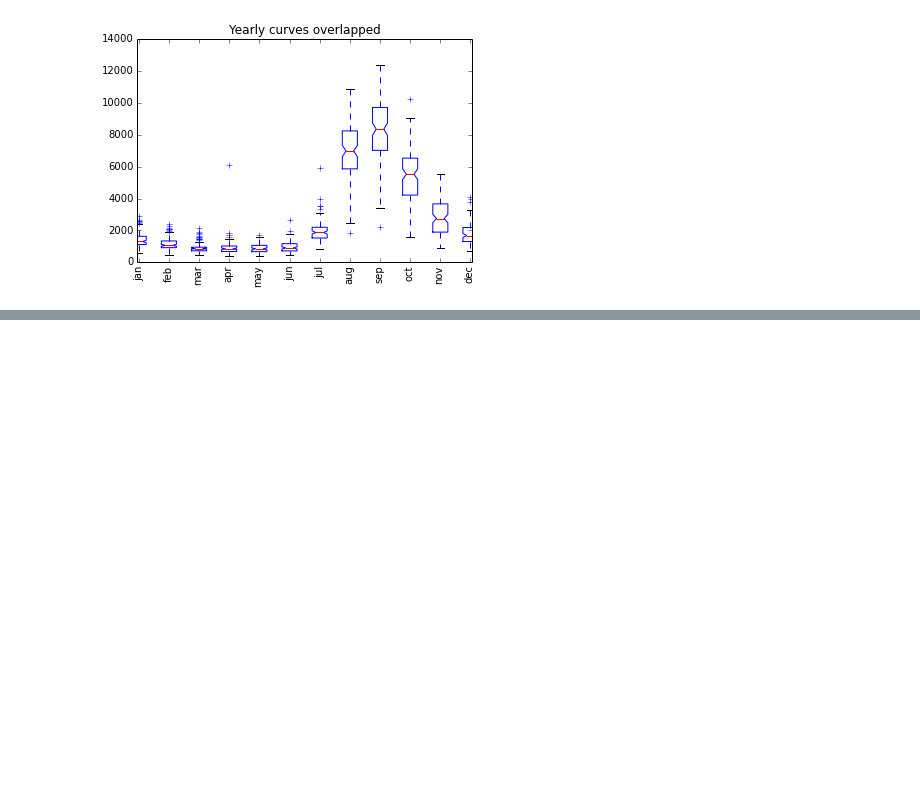
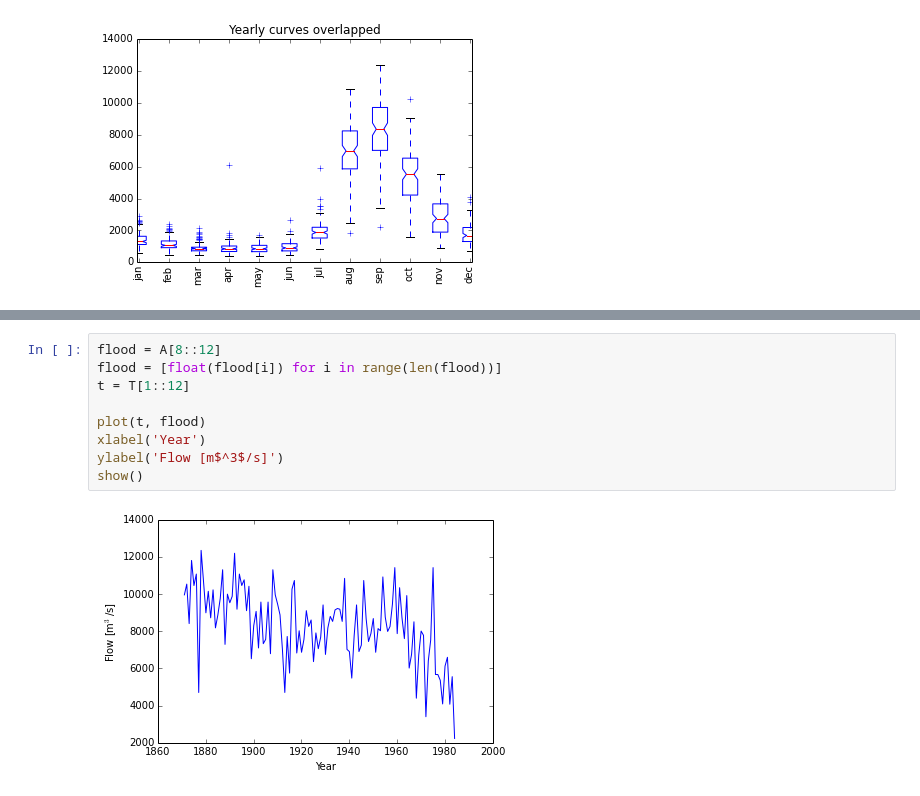
Before and after one commit to LCAV/SignalsOfTheDay, a Jupyter notebook: FloodsOfTheNile.ipynb, the cells around one changed output, grey strips where cells are left out. Drawn from its saved outputs; the diff is of its cells as text; blank space fills up the shorter version.

```diff
--- a/FloodsOfTheNile.ipynb
+++ b/FloodsOfTheNile.ipynb
@@ -208,0 +104,11 @@ $$
+# %%
+flood = A[8::12]
+flood = [float(flood[i]) for i in range(len(flood))]
+t = T[1::12]
+
+plot(t, flood)
+xlabel('Year')
+ylabel('Flow [m$^3$/s]')
+show()
+# %% [output]
+[figure, added]
```
Also changed, not shown: parts of 40 cells of this notebook, 1 other file.
